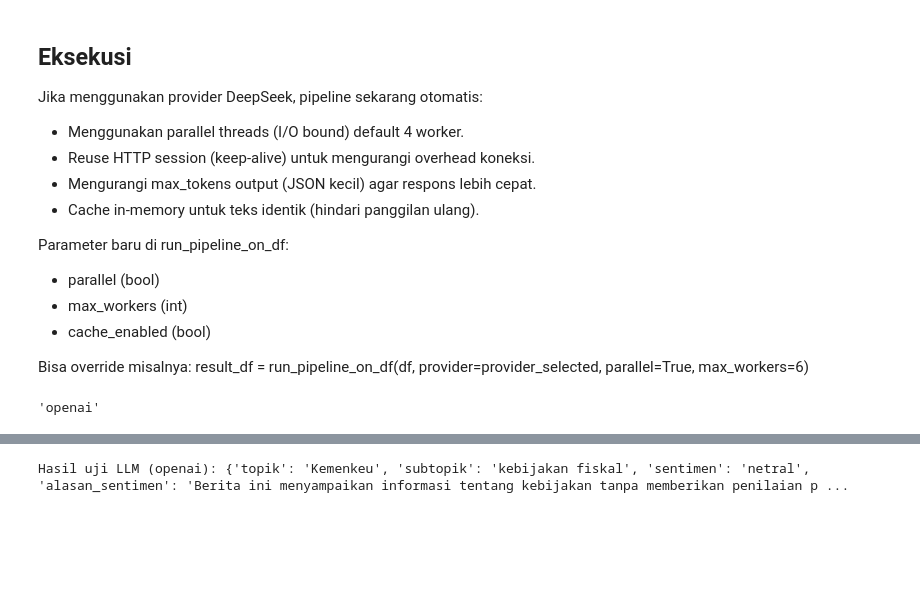
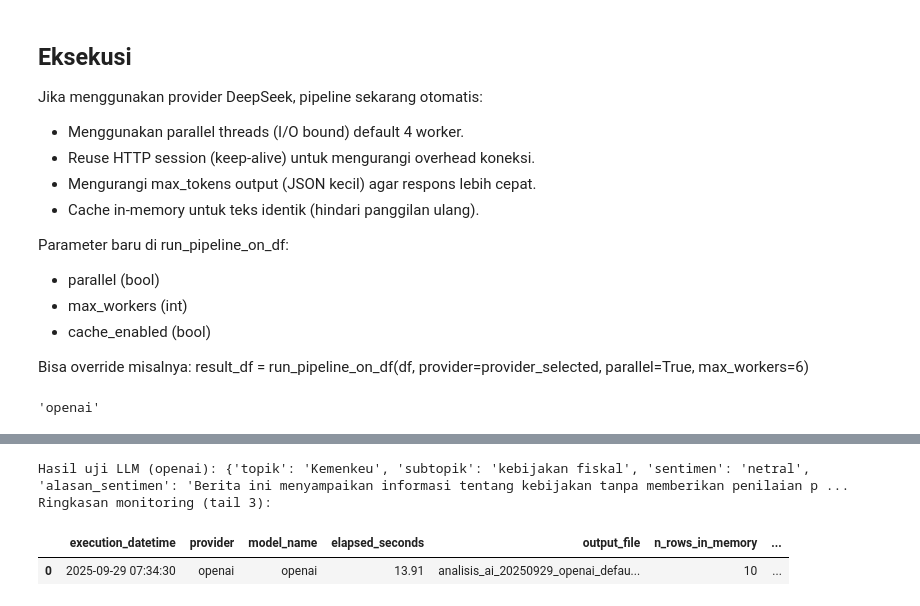
Before and after one commit to ysurya13/monitoring-berita, a Jupyter notebook: 04_analisis_dengan_genAI.ipynb, the cells around one changed output, grey strips where cells are left out. Cells and saved outputs as stored; diff of their text form; code cells hidden in the pictures; blank space fills up the shorter version.

Commit message:
Menambahkan log untuk mencatat proses AI

```diff
--- a/04_analisis_dengan_genAI.ipynb
+++ b/04_analisis_dengan_genAI.ipynb
@@ -567,6 +567,10 @@ provider_selected
 # Ambil preferensi model jika ada di config
 custom_model = cfg.get("AI_model_override") if isinstance(cfg, dict) else None
 print("Provider yang dipakai:", provider_selected)
+
+# Catat waktu mulai untuk monitoring durasi eksekusi end-to-end pipeline
+import time
+start_time_pipeline = time.time()
 
 # Set parameter paralel khusus deepseek (I/O lebih lambat) -> percepat total waktu
 parallel_args = {}
@@ -590,10 +594,27 @@ if custom_model:
     print("Model override:", custom_model)
 
 # Simpan hasil analisis full
+import pandas as pd
+
 today = pd.Timestamp.today().strftime("%Y%m%d")
 model_suffix = custom_model or 'default'
 output_path = f"analisis_ai_{today}_{provider_selected}_{model_suffix}.csv"
 result_df.to_csv(output_path, index=False)
 print(f"Pipeline selesai. Hasil disimpan di {output_path}")
+
+# Hitung durasi
+elapsed_seconds_pipeline = time.time() - start_time_pipeline
+
+# Siapkan payload sementara untuk monitoring (akan dipakai di cell update config)
+# Disimpan di variabel global sederhana agar bisa diakses cell berikutnya
+MONITORING_TEMP = {
+    "execution_datetime": pd.Timestamp.now().strftime('%Y-%m-%d %H:%M:%S'),
+    "provider": provider_selected,
+    "model_name": custom_model or provider_selected,  # jika override pakai itu, else provider
+    "elapsed_seconds": round(elapsed_seconds_pipeline, 2),
+    "output_file": output_path,
+    "n_rows_result_df": len(result_df),  # fallback kalau nanti gagal baca ulang dari config
+}
+print("Monitoring sementara:", MONITORING_TEMP)
 # %% [output]
 Provider yang dipakai: openai
@@ -661,4 +738,16 @@ try:
         print("Provider mock: skip panggilan API langsung.")
 except Exception as e:
     print("Gagal memanggil LLM:", e)
+
+# Tampilkan 3 baris terakhir dari monitoring log untuk memastikan pencatatan
+from pathlib import Path
+log_path = Path("monitoring_log_genai.csv")
+if log_path.exists():
+    try:
+        import pandas as pd
+        tail_df = pd.read_csv(log_path).tail(3)
+        print("Ringkasan monitoring (tail 3):")
+        display(tail_df)
+    except Exception as e:
+        print("Gagal membaca monitoring log:", e)
 # %% [output]
@@ -666 +755,4 @@ except Exception as e:
 Hasil uji LLM (openai): {'topik': 'Kemenkeu', 'subtopik': 'kebijakan fiskal', 'sentimen': 'netral', 'alasan_sentimen': 'Berita ini menyampaikan informasi tentang kebijakan tanpa memberikan penilaian p ...
+Ringkasan monitoring (tail 3):
+|  | execution_datetime | provider | model_name | elapsed_seconds | output_file | n_rows_in_memory | ... |
+| 0 | 2025-09-29 07:34:30 | openai | openai | 13.91 | analisis_ai_20250929_openai_defau... | 10 | ... |
```
Also changed, not shown: parts of 3 cells of this notebook.
